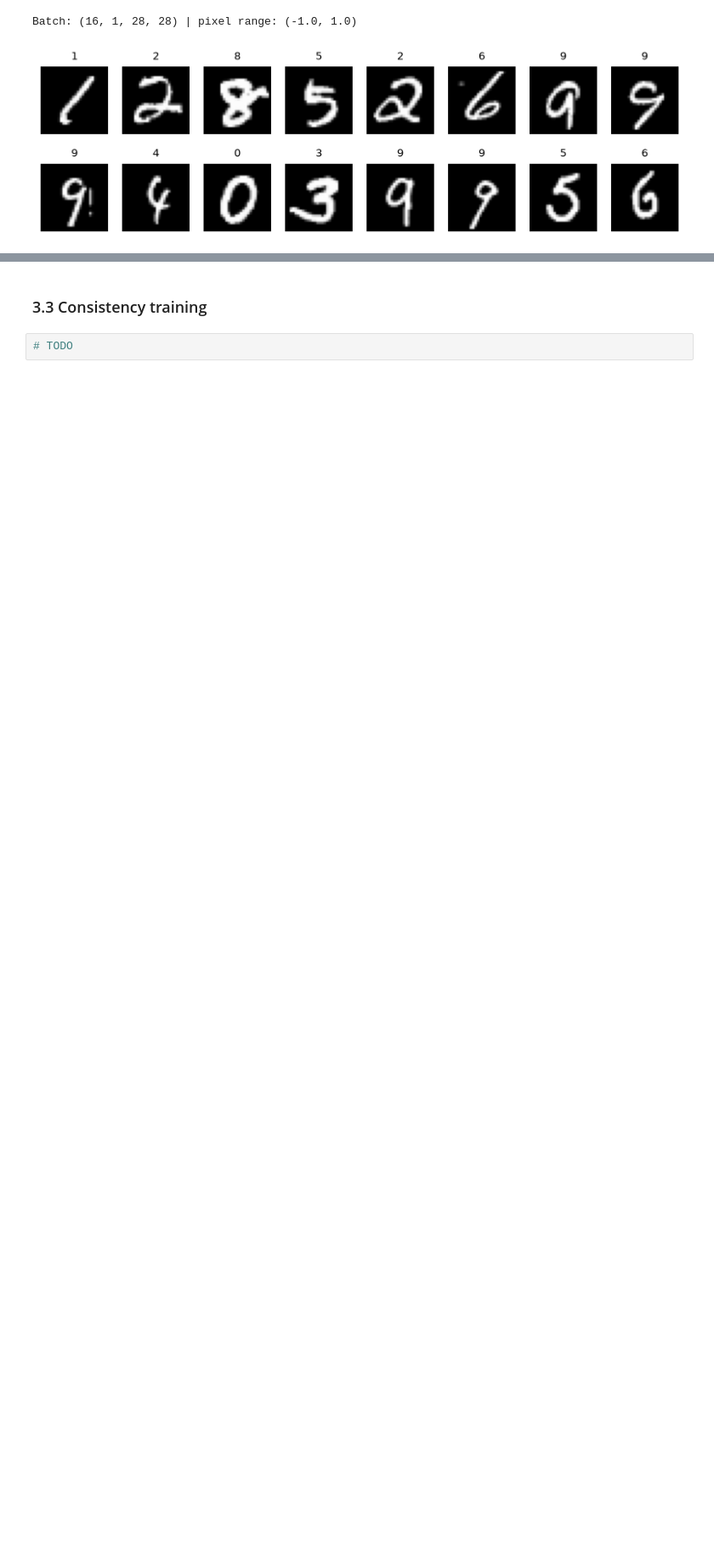
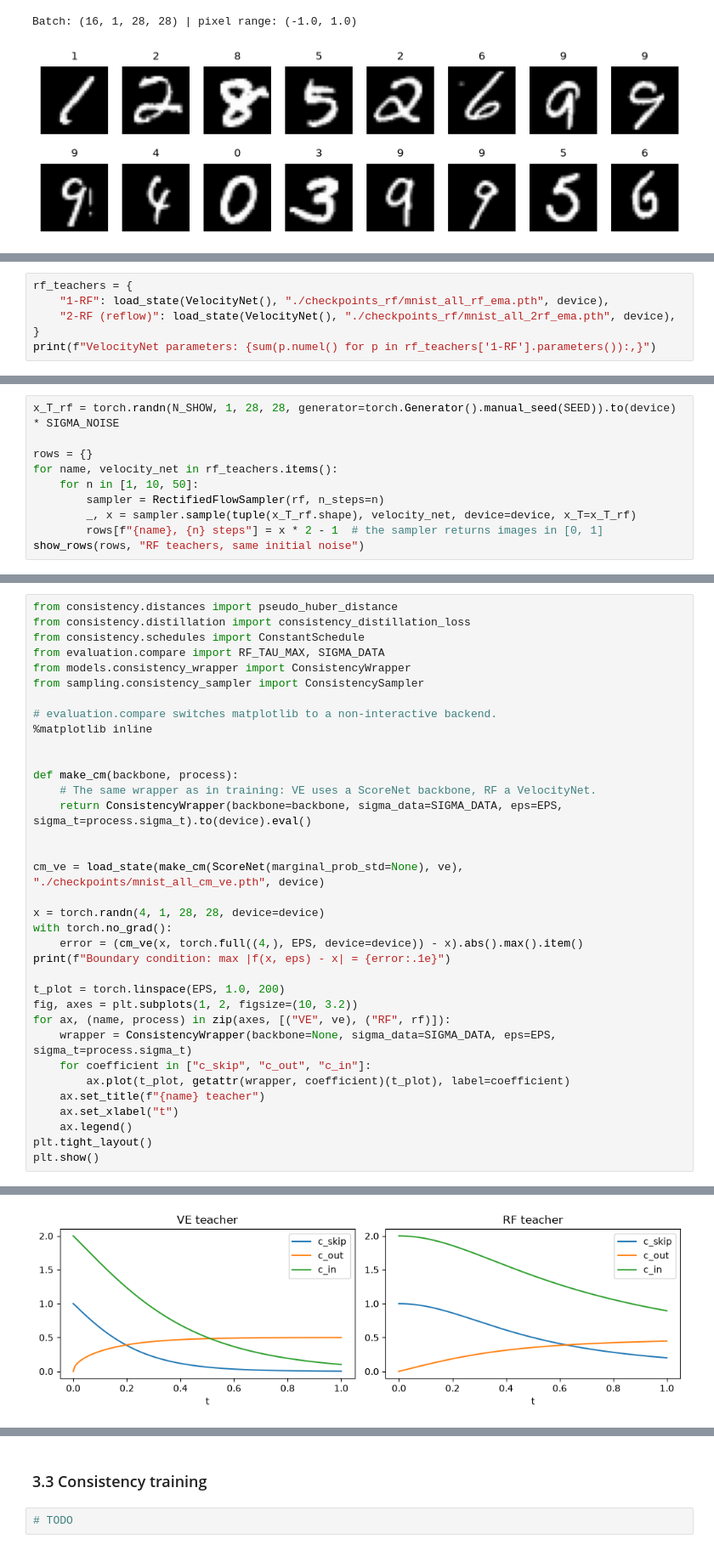
Before and after one commit to ibon44/Consistency_model_genai, a Jupyter notebook: notebook/tutorial.ipynb, the cells around one changed output, grey strips where cells are left out. Shown at 85% size. Cells and saved outputs as stored; diff of their text form; blank space fills up the shorter version.

```diff
--- a/notebook/tutorial.ipynb
+++ b/notebook/tutorial.ipynb
@@ -65,0 +196,6 @@ Batch: (16, 1, 28, 28) | pixel range: (-1.0, 1.0)
+# %%
+rf_teachers = {
+    "1-RF": load_state(VelocityNet(), "./checkpoints_rf/mnist_all_rf_ema.pth", device),
+    "2-RF (reflow)": load_state(VelocityNet(), "./checkpoints_rf/mnist_all_2rf_ema.pth", device),
+}
+print(f"VelocityNet parameters: {sum(p.numel() for p in rf_teachers['1-RF'].parameters()):,}")
@@ -65,0 +211,10 @@ Batch: (16, 1, 28, 28) | pixel range: (-1.0, 1.0)
+# %%
+x_T_rf = torch.randn(N_SHOW, 1, 28, 28, generator=torch.Generator().manual_seed(SEED)).to(device) * SIGMA_NOISE
+
+rows = {}
+for name, velocity_net in rf_teachers.items():
+    for n in [1, 10, 50]:
+        sampler = RectifiedFlowSampler(rf, n_steps=n)
+        _, x = sampler.sample(tuple(x_T_rf.shape), velocity_net, device=device, x_T=x_T_rf)
+        rows[f"{name}, {n} steps"] = x * 2 - 1  # the sampler returns images in [0, 1]
+show_rows(rows, "RF teachers, same initial noise")
@@ -65,0 +263,36 @@ Batch: (16, 1, 28, 28) | pixel range: (-1.0, 1.0)
+# %%
+from consistency.distances import pseudo_huber_distance
+from consistency.distillation import consistency_distillation_loss
+from consistency.schedules import ConstantSchedule
+from evaluation.compare import RF_TAU_MAX, SIGMA_DATA
+from models.consistency_wrapper import ConsistencyWrapper
+from sampling.consistency_sampler import ConsistencySampler
+
+# evaluation.compare switches matplotlib to a non-interactive backend.
+%matplotlib inline
+
+
+def make_cm(backbone, process):
+    # The same wrapper as in training: VE uses a ScoreNet backbone, RF a VelocityNet.
+    return ConsistencyWrapper(backbone=backbone, sigma_data=SIGMA_DATA, eps=EPS, sigma_t=process.sigma_t).to(device).eval()
+
+
+cm_ve = load_state(make_cm(ScoreNet(marginal_prob_std=None), ve), "./checkpoints/mnist_all_cm_ve.pth", device)
+
+x = torch.randn(4, 1, 28, 28, device=device)
+with torch.no_grad():
+    error = (cm_ve(x, torch.full((4,), EPS, device=device)) - x).abs().max().item()
+print(f"Boundary condition: max |f(x, eps) - x| = {error:.1e}")
+
+t_plot = torch.linspace(EPS, 1.0, 200)
+fig, axes = plt.subplots(1, 2, figsize=(10, 3.2))
+for ax, (name, process) in zip(axes, [("VE", ve), ("RF", rf)]):
+    wrapper = ConsistencyWrapper(backbone=None, sigma_data=SIGMA_DATA, eps=EPS, sigma_t=process.sigma_t)
+    for coefficient in ["c_skip", "c_out", "c_in"]:
+        ax.plot(t_plot, getattr(wrapper, coefficient)(t_plot), label=coefficient)
+    ax.set_title(f"{name} teacher")
+    ax.set_xlabel("t")
+    ax.legend()
+plt.tight_layout()
+plt.show()
+# %% [output]
@@ -65,0 +300 @@ Batch: (16, 1, 28, 28) | pixel range: (-1.0, 1.0)
+[figure, added]
```
Also changed, not shown: parts of 40 cells of this notebook.
